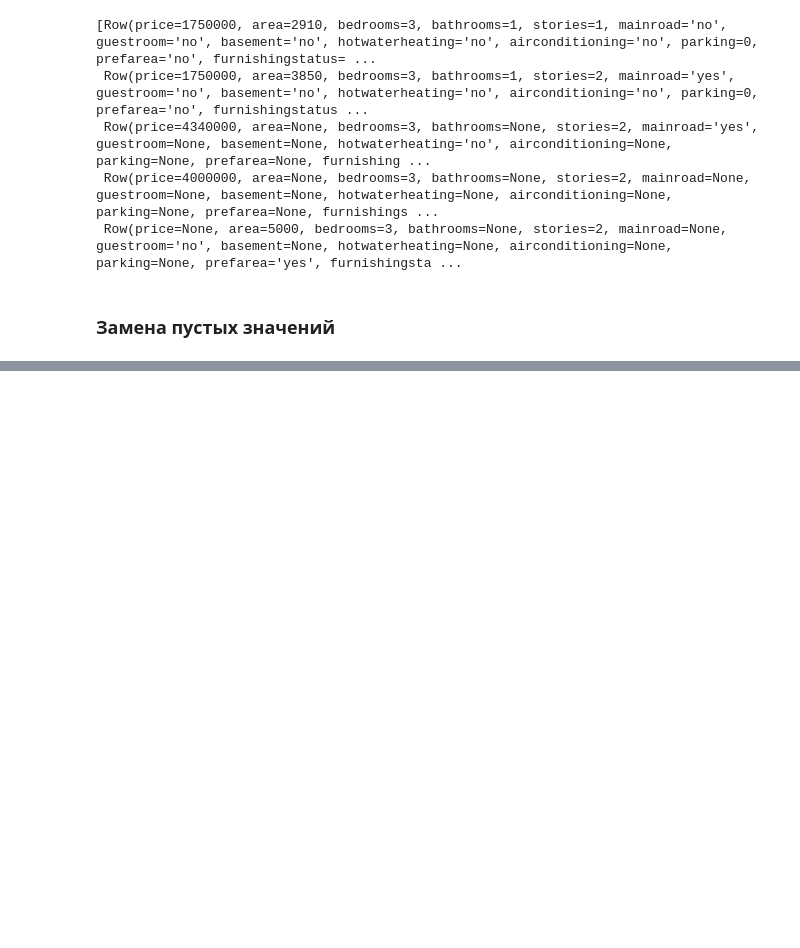
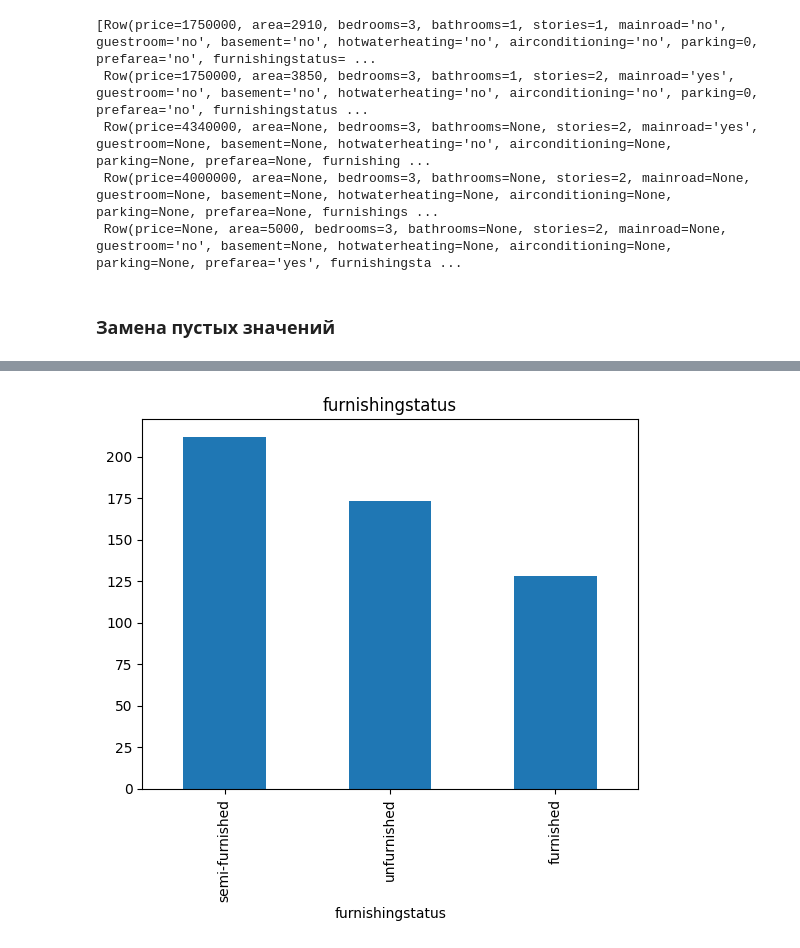
Before and after one commit to nikitazhuikov/Kaggle, a Jupyter notebook: EDA_house_pricing.ipynb, the cells around one changed output, grey strips where cells are left out. Saved outputs shown, nothing was run; the diff lists cells and outputs as text; code cells hidden in the pictures; blank space fills up the shorter version.

```diff
--- a/EDA_house_pricing.ipynb
+++ b/EDA_house_pricing.ipynb
@@ -136,0 +282,6 @@ df.na.fill({'price': 4340000, 'area': 4600, 'bedrooms': 2, 'bathrooms': 1, 'stor
+# %%
+prices['furnishingstatus'].value_counts().plot(kind='bar')
+plt.title('furnishingstatus')
+plt.show()
+# %% [output]
+[figure, added]
```
Also changed, not shown: parts of 23 cells of this notebook.
